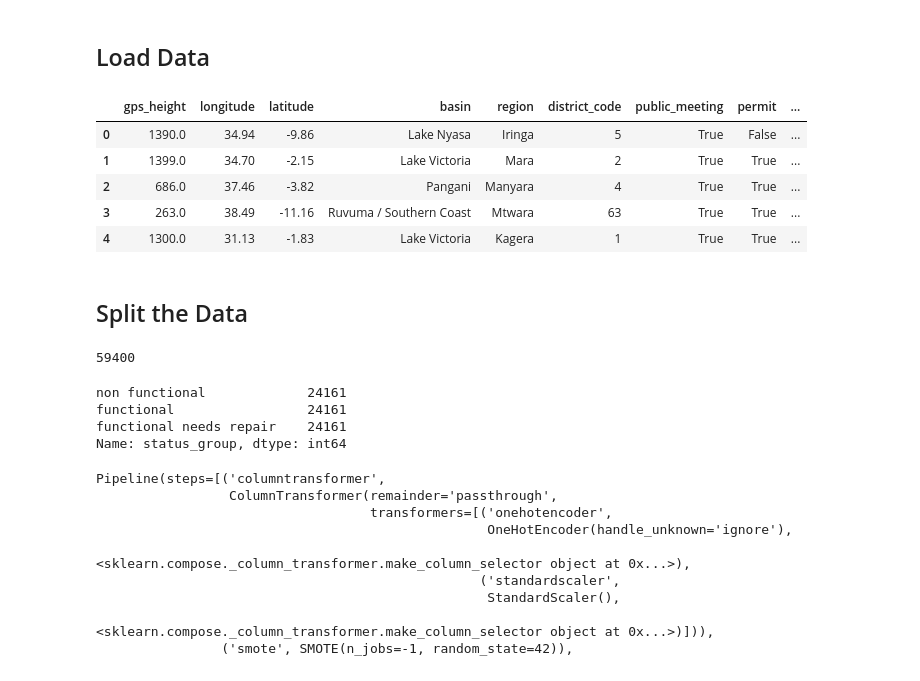
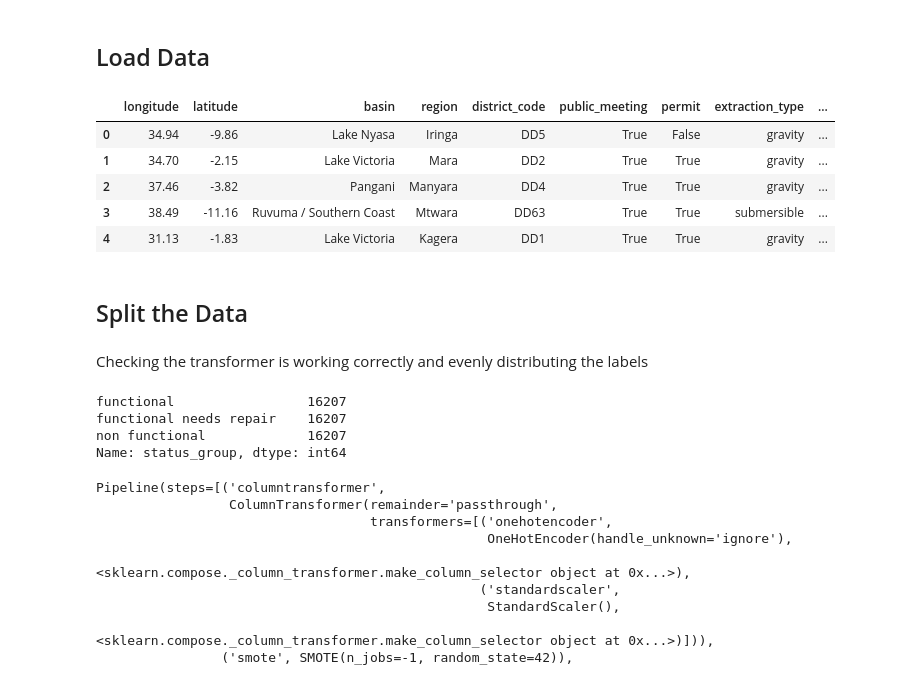
Before and after one commit to aggie2411/Phase_3_Project, a Jupyter notebook: Notebooks/Vanilla LogReg + SMOTE.ipynb, the cells around one changed output. Cells and saved outputs as stored; diff of their text form; code cells hidden in the pictures.

```diff
--- a/Notebooks/Vanilla LogReg + SMOTE.ipynb
+++ b/Notebooks/Vanilla LogReg + SMOTE.ipynb
@@ -58,15 +55,17 @@ The autoreload extension is already loaded. To reload it, use:
 # %% [markdown]
 ## Load Data
 # %%
-df = pd.read_csv('../data/df_model.csv')
+df = pd.read_csv('../data/train.csv')
+validate = pd.read_csv('../data/validate.csv')
+
 df.head()
 # %% [output]
-|  | gps_height | longitude | latitude | basin | region | district_code | public_meeting | permit | ... |
-| 0 | 1390.0 | 34.94 | -9.86 | Lake Nyasa | Iringa | 5 | True | False | ... |
-| 1 | 1399.0 | 34.70 | -2.15 | Lake Victoria | Mara | 2 | True | True | ... |
-| 2 | 686.0 | 37.46 | -3.82 | Pangani | Manyara | 4 | True | True | ... |
-| 3 | 263.0 | 38.49 | -11.16 | Ruvuma / Southern Coast | Mtwara | 63 | True | True | ... |
-| 4 | 1300.0 | 31.13 | -1.83 | Lake Victoria | Kagera | 1 | True | True | ... |
+|  | longitude | latitude | basin | region | district_code | public_meeting | permit | extraction_type | ... |
+| 0 | 34.94 | -9.86 | Lake Nyasa | Iringa | DD5 | True | False | gravity | ... |
+| 1 | 34.70 | -2.15 | Lake Victoria | Mara | DD2 | True | True | gravity | ... |
+| 2 | 37.46 | -3.82 | Pangani | Manyara | DD4 | True | True | gravity | ... |
+| 3 | 38.49 | -11.16 | Ruvuma / Southern Coast | Mtwara | DD63 | True | True | submersible | ... |
+| 4 | 31.13 | -1.83 | Lake Victoria | Kagera | DD1 | True | True | gravity | ... |
 # %% [markdown]
 ## Split the Data
 # %%
@@ -74,10 +73,6 @@ X = df.drop('status_group', axis=1)
 y = df['status_group']
 
 X_train, X_test, y_train, y_test = train_test_split(X, y, random_state=42)
-# %%
-len(df)
-# %% [output]
-59400
 # %%
 from imblearn.pipeline import make_pipeline as mp
 number_selector = make_column_selector(dtype_include='number', dtype_exclude=['object', 'bool'])
@@ -95,13 +90,15 @@ full_pipeline = mp(preprocessing,  SMOTE(random_state=42, n_jobs=-1, sampling_st
                             multi_class='ovr',
                             max_iter=10000,
                            n_jobs=-1), )
+# %% [markdown]
+Checking the transformer is working correctly and evenly distributing the labels
 # %%
 _,__ = preprocessing2.fit_resample(X_train, y_train)
 # %%
 __.value_counts()
 # %% [output]
-non functional             24161
-functional                 24161
-functional needs repair    24161
+functional                 16207
+functional needs repair    16207
+non functional             16207
 Name: status_group, dtype: int64
 # %%
```
Also changed, not shown: parts of 15 cells of this notebook, 23 other files.
